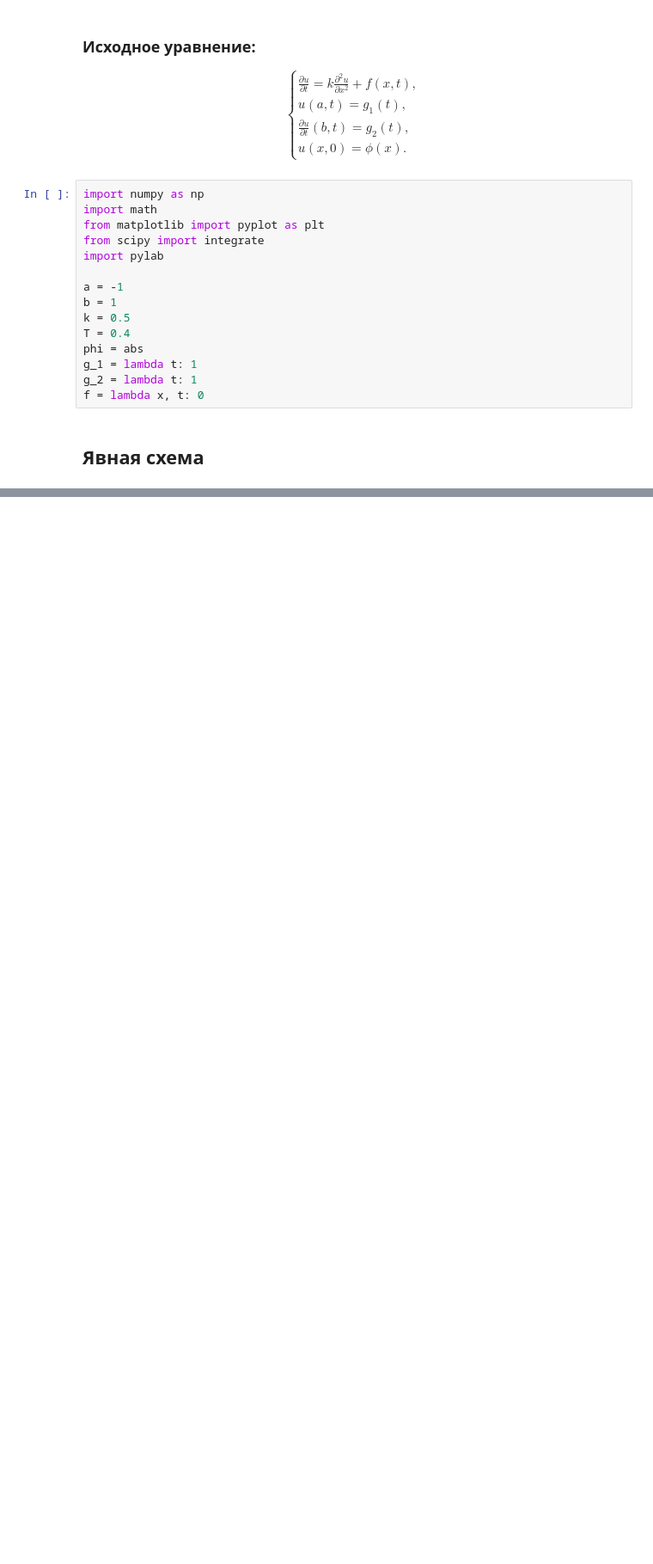
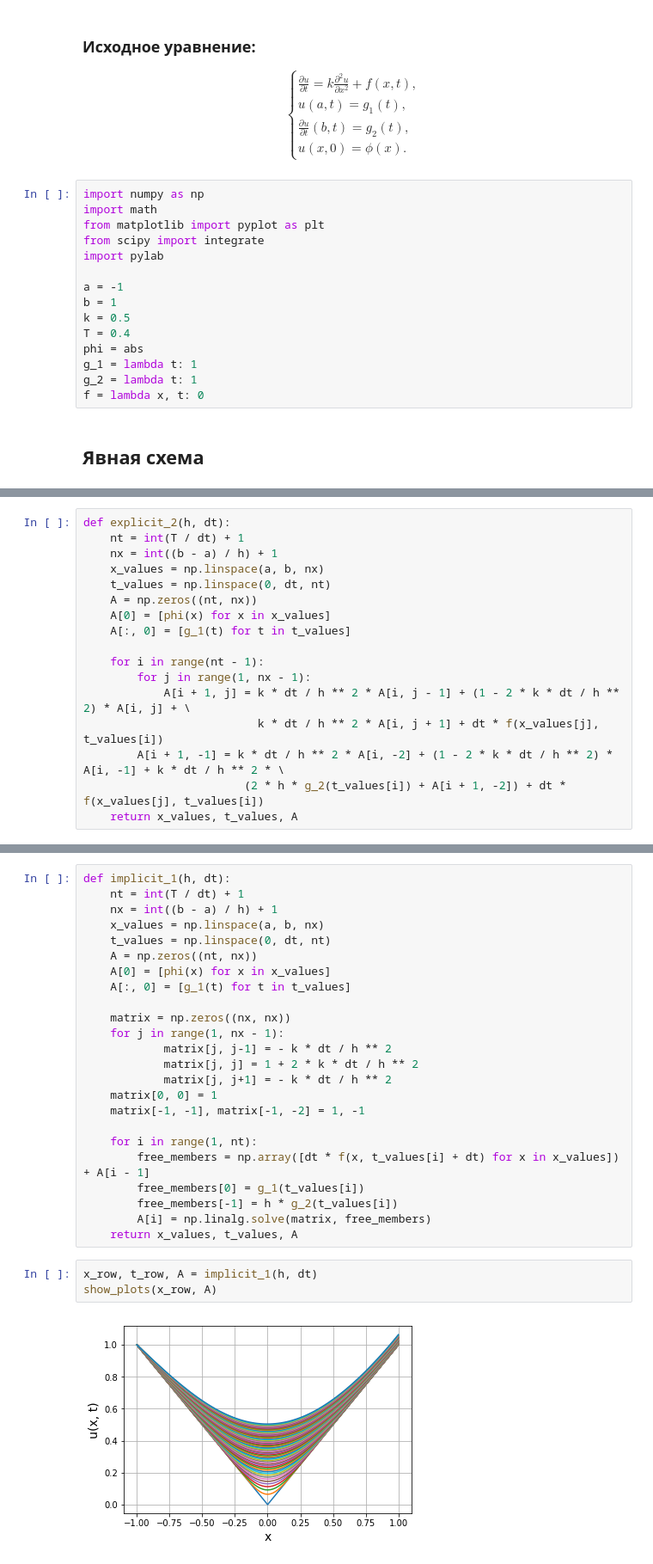
Before and after one commit to edadasko/numerical_analysis, a Jupyter notebook: lab_4.ipynb, the cells around one changed output, grey strips where cells are left out. Shown at 86% size. Saved outputs shown, nothing was run; the diff lists cells and outputs as text; blank space fills up the shorter version.

Commit message:
add implicit methods and analysis

```diff
--- a/lab_4.ipynb
+++ b/lab_4.ipynb
@@ -77,0 +108,17 @@ def show_plots(x, A):
+# %%
+def explicit_2(h, dt):
+    nt = int(T / dt) + 1
+    nx = int((b - a) / h) + 1
+    x_values = np.linspace(a, b, nx)
+    t_values = np.linspace(0, dt, nt)
+    A = np.zeros((nt, nx))
+    A[0] = [phi(x) for x in x_values]
+    A[:, 0] = [g_1(t) for t in t_values]
+
+    for i in range(nt - 1):
+        for j in range(1, nx - 1):
+            A[i + 1, j] = k * dt / h ** 2 * A[i, j - 1] + (1 - 2 * k * dt / h ** 2) * A[i, j] + \
+                          k * dt / h ** 2 * A[i, j + 1] + dt * f(x_values[j], t_values[i])
+        A[i + 1, -1] = k * dt / h ** 2 * A[i, -2] + (1 - 2 * k * dt / h ** 2) * A[i, -1] + k * dt / h ** 2 * \
+                        (2 * h * g_2(t_values[i]) + A[i + 1, -2]) + dt * f(x_values[j], t_values[i])
+    return x_values, t_values, A
@@ -77,0 +162,29 @@ def show_plots(x, A):
+# %%
+def implicit_1(h, dt):
+    nt = int(T / dt) + 1
+    nx = int((b - a) / h) + 1
+    x_values = np.linspace(a, b, nx)
+    t_values = np.linspace(0, dt, nt)
+    A = np.zeros((nt, nx))
+    A[0] = [phi(x) for x in x_values]
+    A[:, 0] = [g_1(t) for t in t_values]
+
+    matrix = np.zeros((nx, nx))
+    for j in range(1, nx - 1):
+            matrix[j, j-1] = - k * dt / h ** 2
+            matrix[j, j] = 1 + 2 * k * dt / h ** 2
+            matrix[j, j+1] = - k * dt / h ** 2
+    matrix[0, 0] = 1
+    matrix[-1, -1], matrix[-1, -2] = 1, -1
+
+    for i in range(1, nt):
+        free_members = np.array([dt * f(x, t_values[i] + dt) for x in x_values]) + A[i - 1]
+        free_members[0] = g_1(t_values[i])
+        free_members[-1] = h * g_2(t_values[i])
+        A[i] = np.linalg.solve(matrix, free_members)
+    return x_values, t_values, A
+# %%
+x_row, t_row, A = implicit_1(h, dt)
+show_plots(x_row, A)
+# %% [output]
+[figure, added]
```
Also changed, not shown: parts of 35 cells of this notebook.
